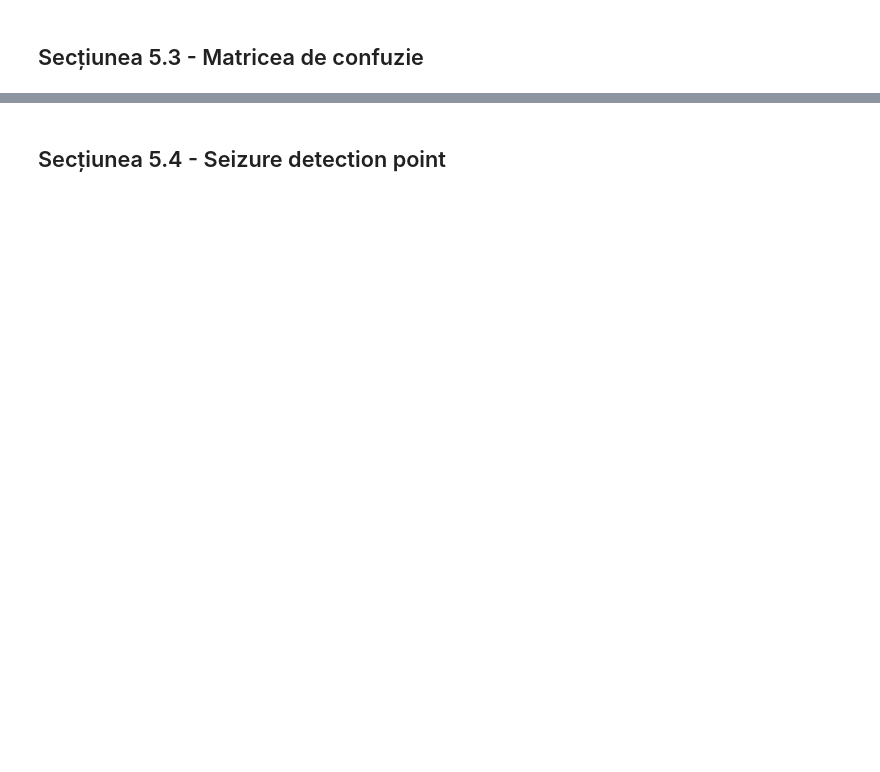
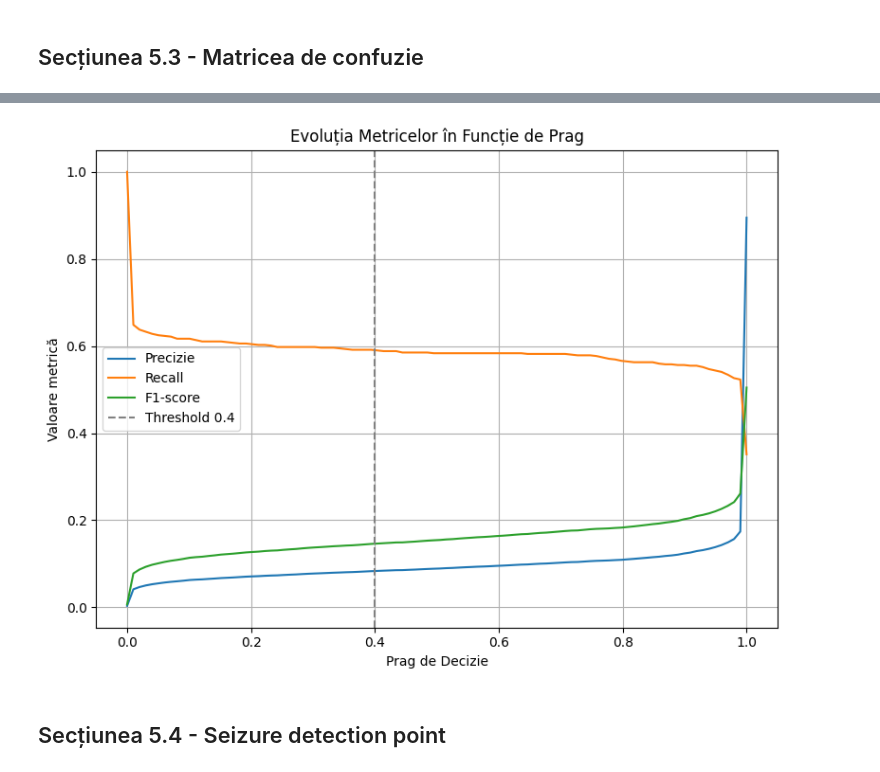
Before and after one commit to DDarriaA/Calculator, a Jupyter notebook: epileptic-seizure-recognition.ipynb, the cells around one changed output, grey strips where cells are left out. Saved outputs shown, nothing was run; the diff lists cells and outputs as text; code cells hidden in the pictures; blank space fills up the shorter version.

```diff
--- a/epileptic-seizure-recognition.ipynb
+++ b/epileptic-seizure-recognition.ipynb
@@ -1676,3 +1652,38 @@ print("Distribuție etichete prezise:", np.unique(y_pred_labels, return_counts=T
+# %%
+import numpy as np
+import matplotlib.pyplot as plt
+from sklearn.metrics import precision_score, recall_score, f1_score
+
+# Datele binare reale
+y_true_bin = (np.concatenate(list_true) > 0).astype(int)
+y_scores = np.concatenate(list_pred).flatten()
+
+thresholds = np.linspace(0, 1, 100)
+precisions = []
+recalls = []
+f1s = []
+
+for t in thresholds:
+    y_pred_bin = (y_scores >= t).astype(int)
+    precisions.append(precision_score(y_true_bin, y_pred_bin, zero_division=0))
+    recalls.append(recall_score(y_true_bin, y_pred_bin, zero_division=0))
+    f1s.append(f1_score(y_true_bin, y_pred_bin, zero_division=0))
+
+# Plot metrice
+plt.figure(figsize=(8, 6))
+plt.plot(thresholds, precisions, label="Precizie")
+plt.plot(thresholds, recalls, label="Recall")
+plt.plot(thresholds, f1s, label="F1-score")
+plt.axvline(x=0.4, color='gray', linestyle='--', label="Threshold 0.4")
+plt.xlabel("Prag de Decizie")
+plt.ylabel("Valoare metrică")
+plt.title("Evoluția Metricelor în Funcție de Prag")
+plt.legend()
+plt.grid(True)
+plt.tight_layout()
+plt.show()
+# %% [output]
+[figure, added]
 # %% [markdown]
 ## Secțiunea 5.4 - Seizure detection point
 # %%
```
Also changed, not shown: parts of 41 cells of this notebook.
